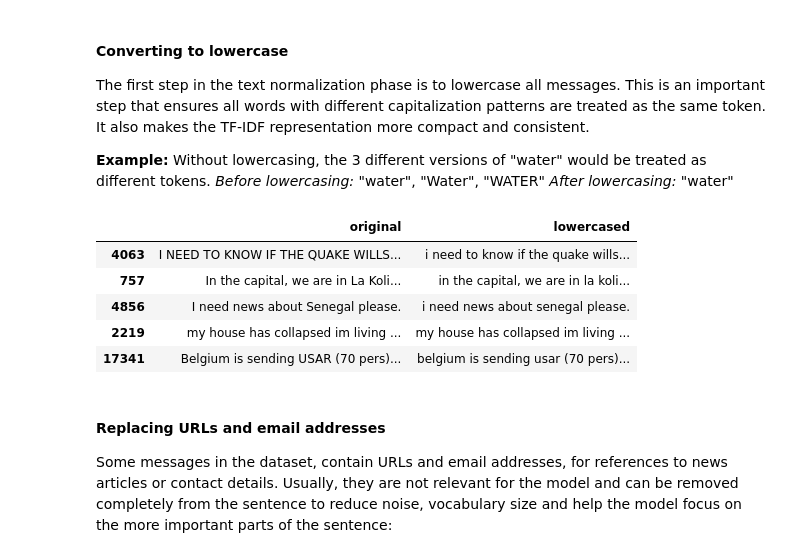
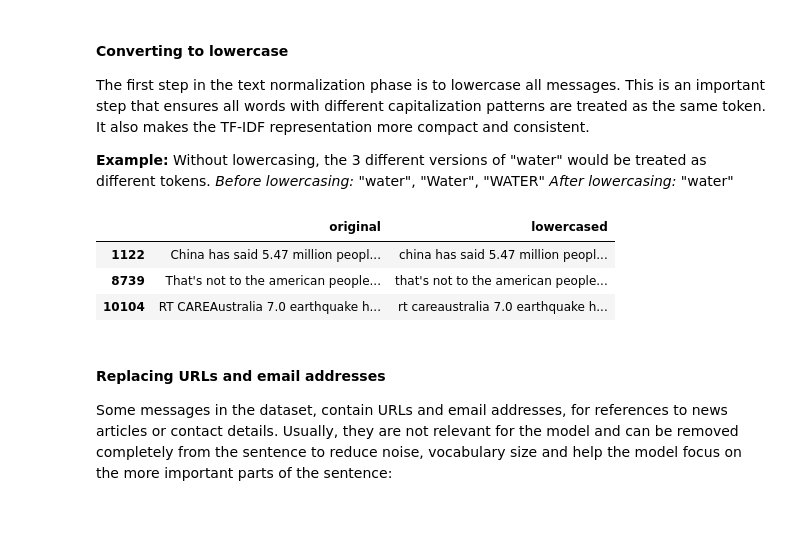
Before and after one commit to KaterinaSSlavova/Crisis-Help-Classification, a Jupyter notebook: Notebooks/02_data_provisioning.ipynb, the cells around one changed output. Cells and saved outputs as stored; diff of their text form; code cells hidden in the pictures; blank space fills up the shorter version.

```diff
--- a/Notebooks/02_data_provisioning.ipynb
+++ b/Notebooks/02_data_provisioning.ipynb
@@ -755,0 +865,6 @@ After manually inspecting all 4 batches, I observed a lot of social-media-style
+# %%
+msg = df_clean["message"].str.strip()
+dup_mask = msg.duplicated(keep=False)
+
+print("Exact duplicate rows:", int(dup_mask.sum()))
+df_clean.loc[dup_mask, ["id","message"]].head()
@@ -755,0 +879,4 @@ After manually inspecting all 4 batches, I observed a lot of social-media-style
+# %%
+keep_one_mask = ~msg.duplicated(keep="first")
+df_clean =  df_clean.loc[keep_one_mask].copy()
+df_clean.shape
@@ -755,0 +889,6 @@ After manually inspecting all 4 batches, I observed a lot of social-media-style
+# %%
+msg_norm = (df_clean["message"].str.lower().str.replace(r"(https?://\S+|www\.\S+)", " URL ", regex=True).str.replace(r"\b[\w\.-]+@[\w\.-]+\.\w+\b", " EMAIL ", regex=True).str.replace(r"\d+", " NUM ", regex=True).str.replace(r"\s+", " ", regex=True).str.strip())
+near_dup_mask = msg_norm.duplicated(keep=False)
+
+print("Near-duplicate rows:", int(near_dup_mask.sum()))
+df_clean.loc[near_dup_mask, ["id","message"]].assign(norm=msg_norm[near_dup_mask]).head()
@@ -755,0 +903,5 @@ After manually inspecting all 4 batches, I observed a lot of social-media-style
+# %%
+first_in_group_mask = ~msg_norm.duplicated(keep="first")
+keep_mask = (~near_dup_mask) | first_in_group_mask
+df_clean = df_clean.loc[keep_mask].copy()
+df_clean.shape
@@ -1080,18 +1236,17 @@ Without lowercasing, the 3 different versions of "water" would be treated as dif
 *Before lowercasing:* "water", "Water", "WATER"
 *After lowercasing:* "water"
 # %%
-messages = X_train.copy()
+pd.set_option("display.max_colwidth", None)
+messages = X_train_us.astype(str).copy()
 lowered_messages = messages.str.lower()
 
 df = pd.DataFrame({"original": messages, "lowercased": lowered_messages})
-df.head()
+df.sample(3)
 # %% [output]
 |  | original | lowercased |
-| 4063 | I NEED TO KNOW IF THE QUAKE WILLS... | i need to know if the quake wills... |
-| 757 | In the capital, we are in La Koli... | in the capital, we are in la koli... |
-| 4856 | I need news about Senegal please. | i need news about senegal please. |
-| 2219 | my house has collapsed im living ... | my house has collapsed im living ... |
-| 17341 | Belgium is sending USAR (70 pers)... | belgium is sending usar (70 pers)... |
+| 1122 | China has said 5.47 million peopl... | china has said 5.47 million peopl... |
+| 8739 | That's not to the american people... | that's not to the american people... |
+| 10104 | RT CAREAustralia 7.0 earthquake h... | rt careaustralia 7.0 earthquake h... |
 # %% [markdown]
 #### Replacing URLs and email addresses
 Some messages in the dataset, contain URLs and email addresses, for references to news articles or contact details. Usually, they are not relevant for the model and can be removed completely from the sentence to reduce noise, vocabulary size and help the model focus on the more important parts of the sentence:
```
Also changed, not shown: parts of 65 cells of this notebook, 11 other files.
